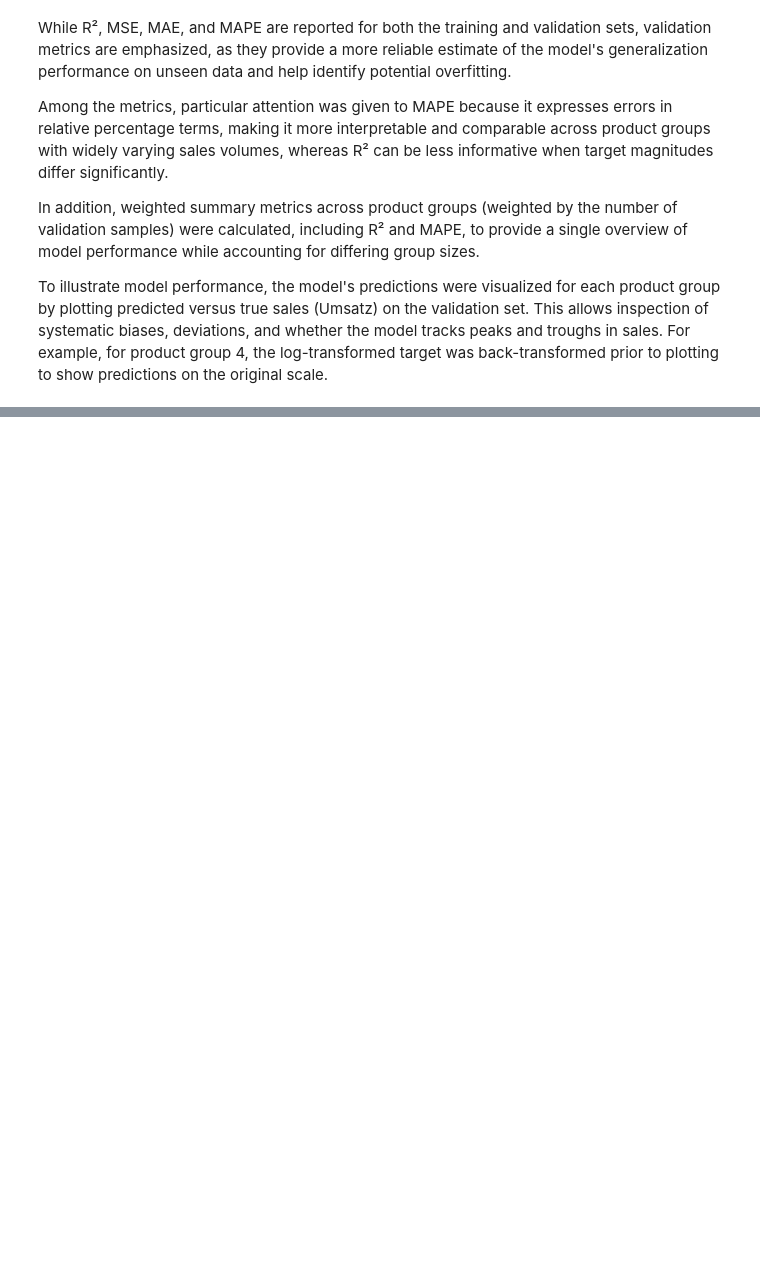
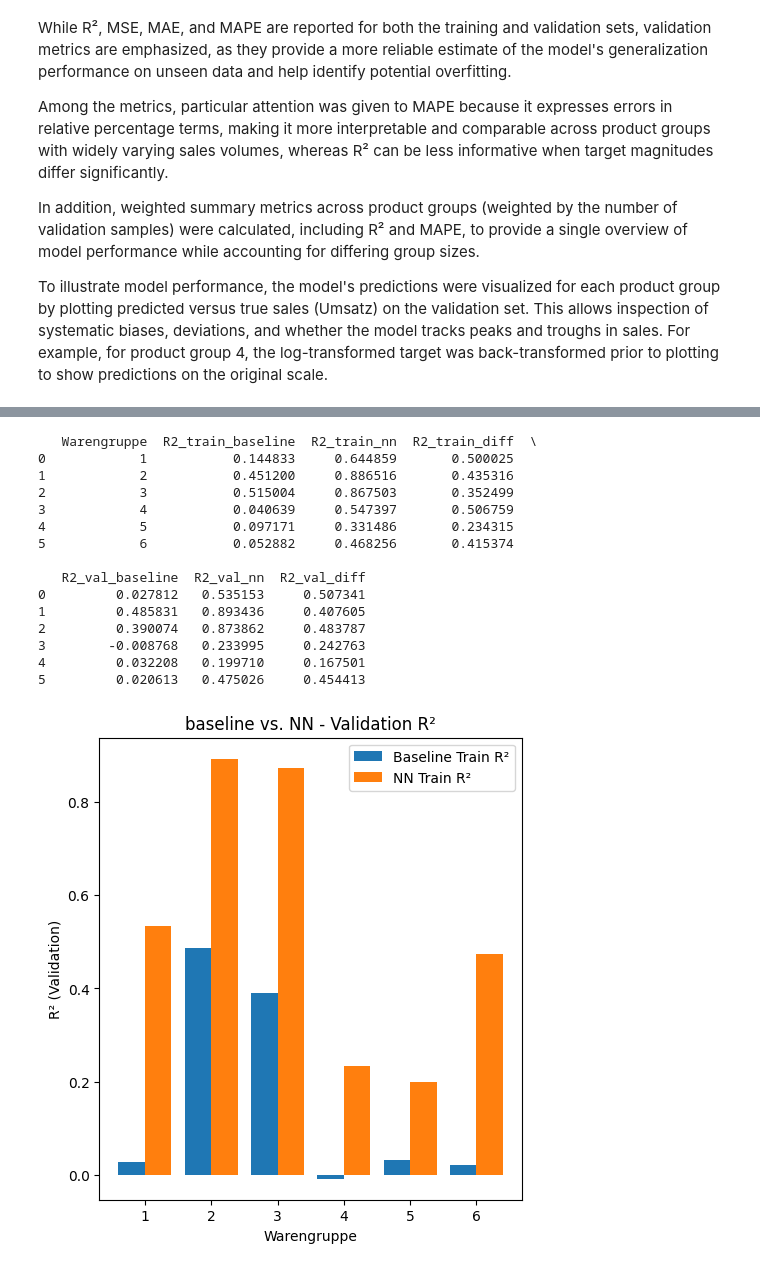
Before and after one commit to vikilouisa/Group-12-Data-Sc.-Machine-Learning, a Jupyter notebook: 3_Model/model_definition_evaluation.ipynb, the cells around one changed output, grey strips where cells are left out. Saved outputs shown, nothing was run; the diff lists cells and outputs as text; code cells hidden in the pictures; blank space fills up the shorter version.

Commit message:
task comparison of NN and baseline model done

```diff
--- a/3_Model/model_definition_evaluation.ipynb
+++ b/3_Model/model_definition_evaluation.ipynb
@@ -428,0 +425,58 @@ NN R² (val):   0.265 | MSE: 514.63 | MAE: 17.50 | MAPE: 21.17%
+# %%
+#Comparative Analysis code
+
+#from baseline model
+url="https://raw.githubusercontent.com/vikilouisa/Group-12-Data-Sc.-Machine-Learning/refs/heads/main/2_BaselineModel/baseline_results.csv"
+results_df_baseline = pd.read_csv(url)
+
+#from NN model
+results_df_nn = pd.DataFrame(results_nn)
+
+results_df_nn = results_df_nn.rename(columns={ #rename to match baseline for merging
+    "warengruppe": "Warengruppe",
+    "r2_train": "R2_train",
+    "r2_val": "R2_val"
+})
+
+#Comparison
+comparison_df = results_df_baseline.merge(
+    results_df_nn, on="Warengruppe", suffixes=("_baseline", "_nn")
+)
+
+#Calculate differences
+comparison_df["R2_val_diff"] = comparison_df["R2_val_nn"] - comparison_df["R2_val_baseline"]
+comparison_df["R2_train_diff"] = comparison_df["R2_train_nn"] - comparison_df["R2_train_baseline"]
+
+print(comparison_df[[
+    "Warengruppe",
+    "R2_train_baseline", "R2_train_nn", "R2_train_diff",
+    "R2_val_baseline", "R2_val_nn", "R2_val_diff"
+]])
+
+#Visualize comparison
+plt.figure(figsize=(12, 6))
+plt.subplot(1, 2, 1)
+plt.bar(comparison_df["Warengruppe"] - 0.2, comparison_df["R2_val_baseline"], width=0.4, label="Baseline Train R²")
+plt.bar(comparison_df["Warengruppe"] + 0.2, comparison_df["R2_val_nn"], width=0.4, label="NN Train R²")
+plt.xlabel("Warengruppe")
+plt.ylabel("R² (Validation)")
+plt.title("baseline vs. NN - Validation R²")
+plt.legend()
+plt.show()
+# %% [output]
+   Warengruppe  R2_train_baseline  R2_train_nn  R2_train_diff  \
+0            1           0.144833     0.644859       0.500025
+1            2           0.451200     0.886516       0.435316
+2            3           0.515004     0.867503       0.352499
+3            4           0.040639     0.547397       0.506759
+4            5           0.097171     0.331486       0.234315
+5            6           0.052882     0.468256       0.415374
+
+   R2_val_baseline  R2_val_nn  R2_val_diff
+0         0.027812   0.535153     0.507341
+1         0.485831   0.893436     0.407605
+2         0.390074   0.873862     0.483787
+3        -0.008768   0.233995     0.242763
+4         0.032208   0.199710     0.167501
+5         0.020613   0.475026     0.454413
+[figure, added]
```
Also changed, not shown: parts of 5 cells of this notebook, 1 other file.
